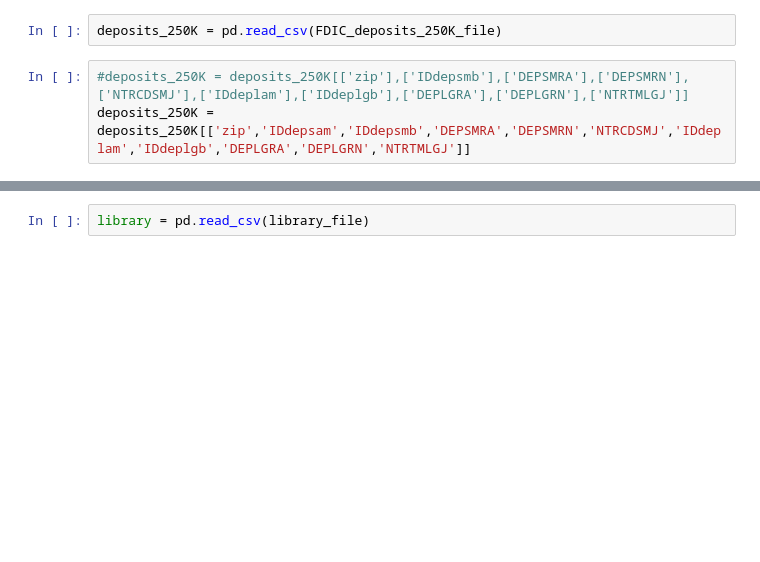
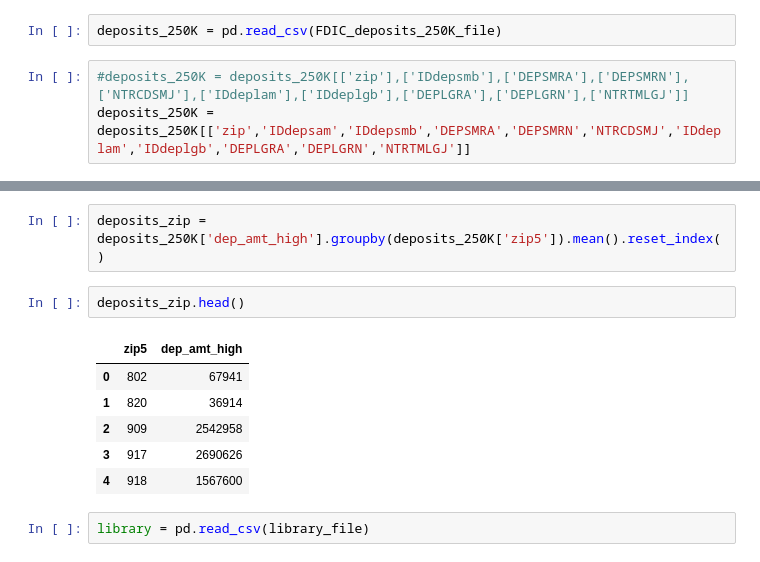
Before and after one commit to DistrictDataLabs/03-censusables, a Jupyter notebook: censusables/20150914.ipynb, the cells around one changed output, grey strips where cells are left out. Drawn from its saved outputs; the diff is of its cells as text; blank space fills up the shorter version.

```diff
--- a/censusables/20150914.ipynb
+++ b/censusables/20150914.ipynb
@@ -56,6 +56,17 @@ deposits_250K.head()
 | 2 | 63376 | 42888 | 1250 | 1552 | 84 | 28590 | ... |
 | 3 | 59317 | 30205 | 2340 | 743 | 57 | 7043 | ... |
 | 4 | 74728 | 82686 | 8762 | 6146 | 208 | 26712 | ... |
+# %%
+deposits_zip = deposits_250K['dep_amt_high'].groupby(deposits_250K['zip5']).mean().reset_index()
+# %%
+deposits_zip.head()
+# %% [output]
+|  | zip5 | dep_amt_high |
+| 0 | 802 | 67941 |
+| 1 | 820 | 36914 |
+| 2 | 909 | 2542958 |
+| 3 | 917 | 2690626 |
+| 4 | 918 | 1567600 |
 # %%
 library = pd.read_csv(library_file)
 # %%
```
Also changed, not shown: parts of 28 cells of this notebook, 6 other files.
